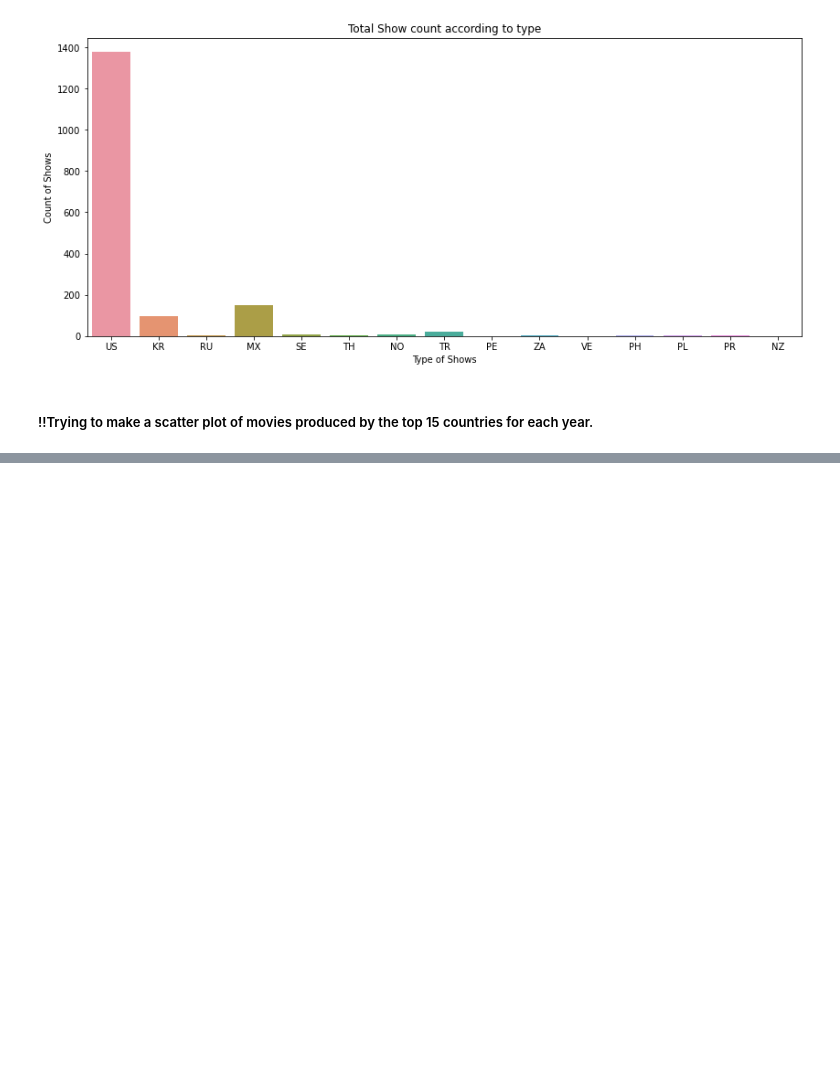
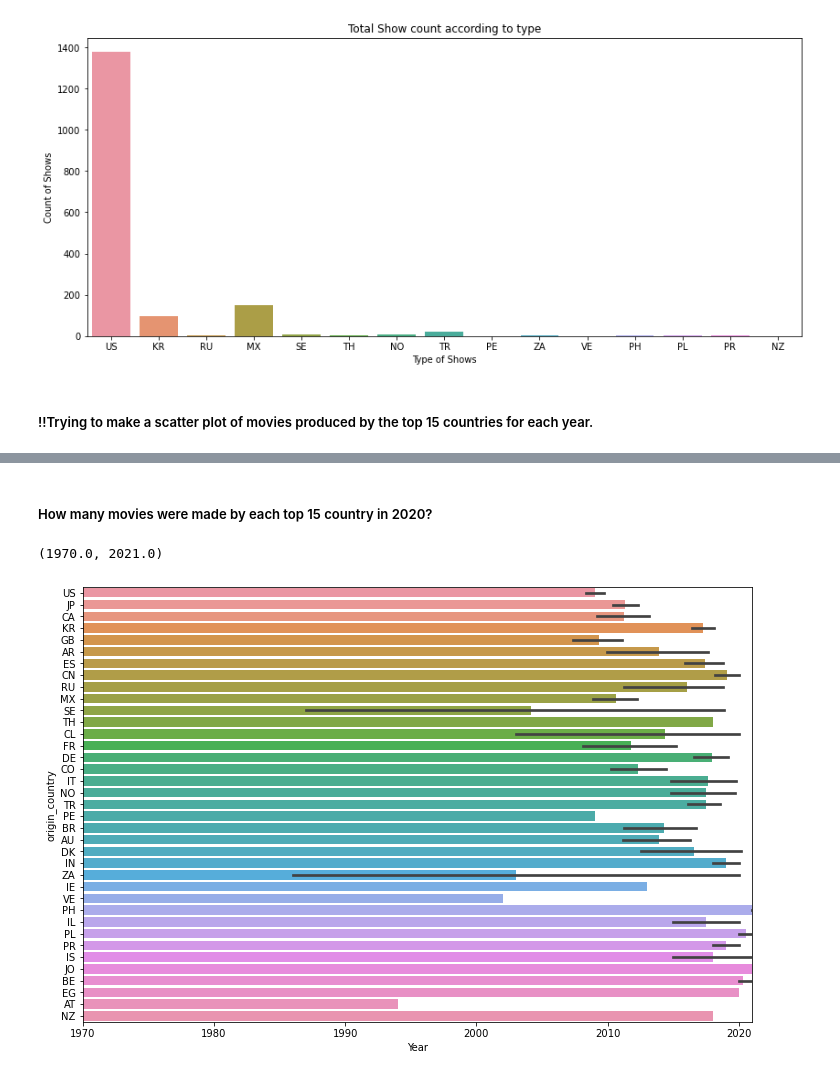
Before and after one commit to allisoncwalker/Data-Analysis-Notebook, a Jupyter notebook: notebook1.ipynb, the cells around one changed output, grey strips where cells are left out. Cells and saved outputs as stored; diff of their text form; code cells hidden in the pictures; blank space fills up the shorter version.

```diff
--- a/notebook1.ipynb
+++ b/notebook1.ipynb
@@ -151,0 +249,9 @@ dtype: object
+# %% [markdown]
+##### How many movies were made by each top 15 country in 2020?
+# %%
+plt.figure(figsize=(12,8))
+sns.barplot(y='origin_country', x='Year', data=top_15_df)
+plt.xlim(1970,2021)
+# %% [output]
+(1970.0, 2021.0)
+[figure, added]
```
Also changed, not shown: parts of 12 cells of this notebook.
